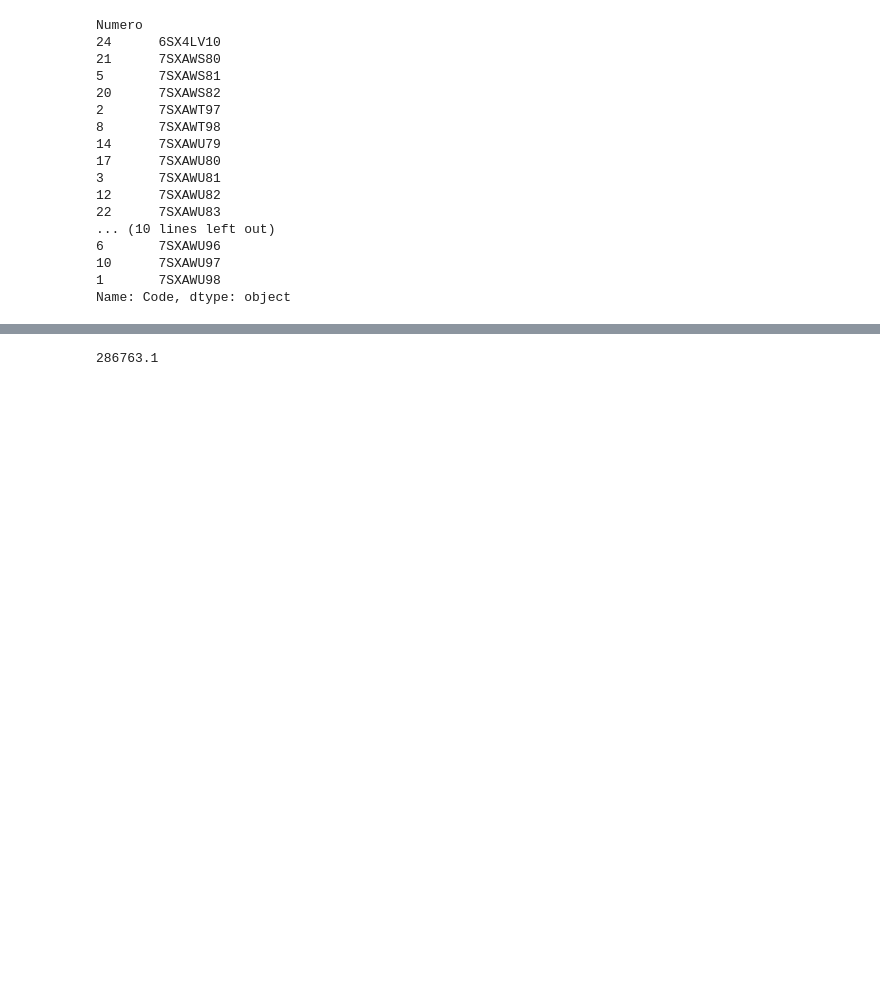
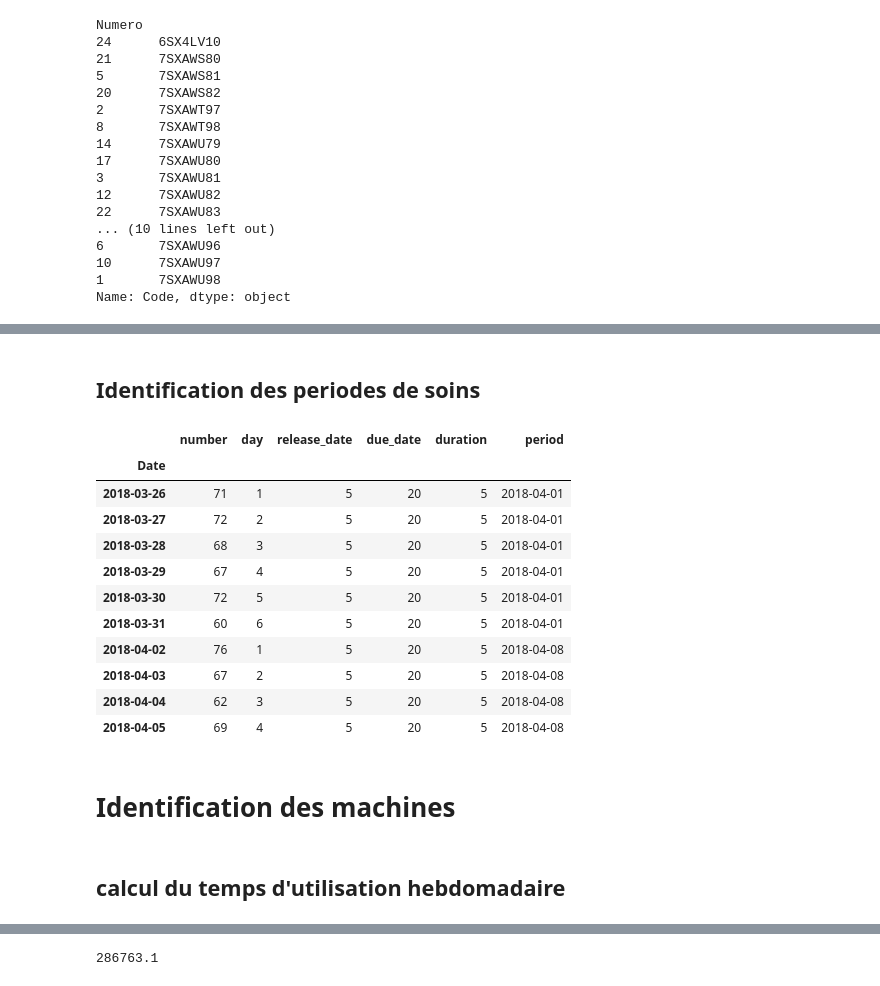
Before and after one commit to MalcomChumchouaPenda/rcemp-dial, a Jupyter notebook: notebooks/benchmarking_HGD.ipynb, the cells around one changed output, grey strips where cells are left out. Drawn from its saved outputs; the diff is of its cells as text; code cells hidden in the pictures; blank space fills up the shorter version.

```diff
--- a/notebooks/benchmarking_HGD.ipynb
+++ b/notebooks/benchmarking_HGD.ipynb
@@ -296,0 +149,7 @@ temps_total_theorique
+# %%
+seances_by_date = seances.groupby('Date')
+seances_sum_by_date = seances_by_date.sum(numeric_only=True)
+patients_count = seances_sum_by_date['Patients']
+patients = pd.DataFrame(patients_count)
+patients.columns = ['number']
+patients.head()
@@ -296,0 +164,3 @@ temps_total_theorique
+# %%
+patients['day'] = patients_count.index.weekday + 1
+patients.head()
@@ -296,0 +177,9 @@ temps_total_theorique
+# %%
+seances_by_tour = seances.groupby('Tour')
+seances_by_tour_min = seances_by_tour.min()
+seances_by_tour_max = seances_by_tour.max()
+seances_by_tour_min.head()
+patients['release_date'] = seances_by_tour_min.loc['Tour1', 'Debut']
+patients['due_date'] = seances_by_tour_max.loc['Tour4', 'Debut']
+patients['duration'] = seances_by_tour_min.loc['Tour1', 'Duree']
+patients.head()
@@ -296,0 +194,25 @@ temps_total_theorique
+# %% [markdown]
+## Identification des periodes de soins
+# %%
+patients.reset_index(inplace=True)
+patients['period'] = patients['Date'].dt.to_period('W').apply(lambda r: r.end_time.date)
+patients['period'] = pd.to_datetime(patients['period'])
+patients.set_index('Date', inplace=True)
+patients.head(10)
+# %% [output]
+|  | number | day | release_date | due_date | duration | period |
+| Date |  |  |  |  |  |  |
+| 2018-03-26 | 71 | 1 | 5 | 20 | 5 | 2018-04-01 |
+| 2018-03-27 | 72 | 2 | 5 | 20 | 5 | 2018-04-01 |
+| 2018-03-28 | 68 | 3 | 5 | 20 | 5 | 2018-04-01 |
+| 2018-03-29 | 67 | 4 | 5 | 20 | 5 | 2018-04-01 |
+| 2018-03-30 | 72 | 5 | 5 | 20 | 5 | 2018-04-01 |
+| 2018-03-31 | 60 | 6 | 5 | 20 | 5 | 2018-04-01 |
+| 2018-04-02 | 76 | 1 | 5 | 20 | 5 | 2018-04-08 |
+| 2018-04-03 | 67 | 2 | 5 | 20 | 5 | 2018-04-08 |
+| 2018-04-04 | 62 | 3 | 5 | 20 | 5 | 2018-04-08 |
+| 2018-04-05 | 69 | 4 | 5 | 20 | 5 | 2018-04-08 |
+# %% [markdown]
+# Identification des machines
+# %% [markdown]
+## calcul du temps d'utilisation hebdomadaire
```
Also changed, not shown: parts of 110 cells of this notebook, 12 other files.
